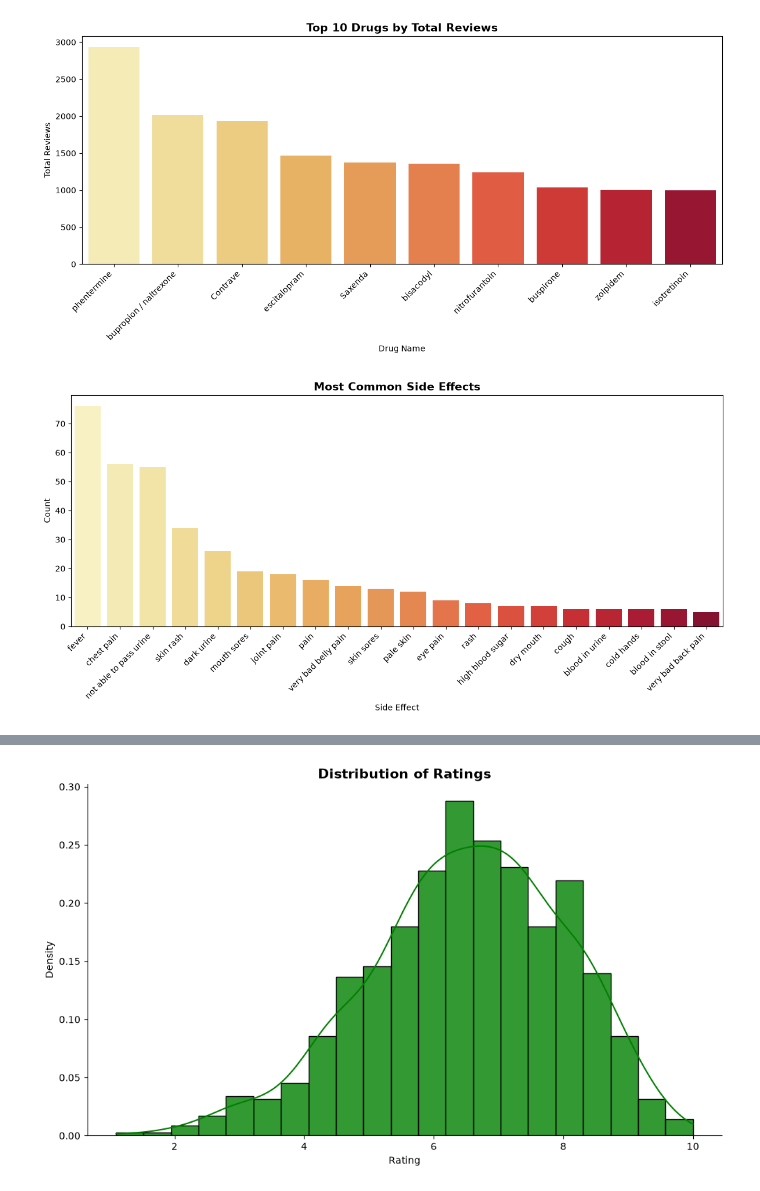
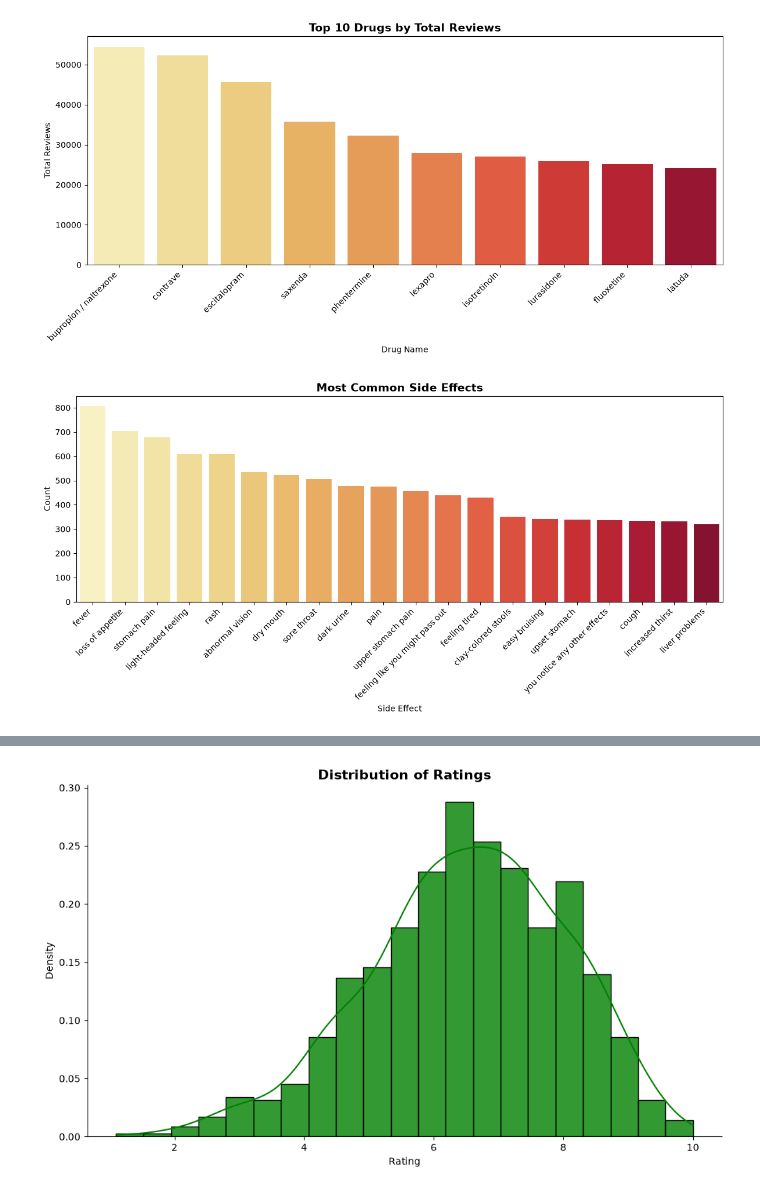
Before and after one commit to hlstrang/drugs_and_side_effects, a Jupyter notebook: workbook.ipynb, the cells around one changed output, grey strips where cells are left out. Saved outputs shown, nothing was run; the diff lists cells and outputs as text; code cells hidden in the pictures.

```diff
--- a/workbook.ipynb
+++ b/workbook.ipynb
@@ -777,0 +713,8 @@ Name: side_effects, dtype: str
+# %%
+bad_clusters = [0, 35, 44, 52, 70, 77, 93, 96, 105, 107, 108, 122]
+
+cluster_terms = cluster_df.loc[cluster_df["cluster"].isin(bad_clusters), "term"]
+
+long_se_2 = long_se_1[~long_se_1["side_effects"].isin(cluster_terms)].copy()
+terms_2 = long_se_2["side_effects"].drop_duplicates()
+print(len(terms_2))
@@ -777,0 +982,13 @@ Name: side_effects, dtype: str
+# %%
+# Explicit side effects found in downstream analysis to remove
+DOWNSTREAM_BAD_TERMS = {
+    "12y+ bivalent booster vaccine", "6m-4y vaccine", "6m-5y vaccine",
+    "6y-11y vaccine", "-containing medicines in past",
+    "a sulfonylurea or insulin", "benzyl alcohol can cause",
+    "benzyl alcohol toxicity", "no matter how mild", "thoughts or behavior",
+    "breathing that stops", "of a blood clot"
+}
+
+n_before = len(final)
+final = final[~final["side_effects"].isin(DOWNSTREAM_BAD_TERMS)].copy()
+print(f"Dropped {n_before - len(final)} rows via downstream bad-term list")
@@ -777,0 +1017,13 @@ Name: side_effects, dtype: str
+# %%
+# Dropping all instances of 'hives', 'difficulty breathing', and 'swelling in face' as the percentages suggest these are signs of allergic reactions present in the majority of drugs
+terms = {"hives", "difficulty breathing", "swelling in face"}
+final = final[~final["side_effects"].isin(terms)].copy()
+
+print(f"Total side effects represented: {len(final)}")
+print(f'Unique drugs represented: {final["drug_name"].nunique()}')
+print(f'Unique medical conditions treated: {final["medical_condition"].nunique()}')
+print(f"Unique side effects: {final['side_effects'].nunique()}")
+
+print(f"\nTop 10 most common side effects:")
+top_side_effects = final["side_effects"].value_counts().head(10)
+print(top_side_effects)
@@ -778,7 +1049,10 @@ Name: side_effects, dtype: str
+# %%
+# Finally, turning the M classified drugs into N, as I'm unsure what the M stands for
+final["csa"] = final["csa"].replace("M", "N")
 # %%
 ## Exploratory Data Analysis: Visualisations
 # Top Reviewed Drugs
-drug_reviews = df.groupby("drug_name")["no_of_reviews"].sum().reset_index()
+drug_reviews = final.groupby("drug_name")["no_of_reviews"].sum().reset_index()
 top_reviewed_drugs = drug_reviews.nlargest(10, "no_of_reviews")
 fig = create_vbar_plot(
     top_reviewed_drugs,
@@ -790,25 +1064,25 @@ fig = create_vbar_plot(
 )
 plt.show()
 # %% [output]
-[figure, old version]
+[figure, new version]
 # %%
 # Most common side effects
 top_side_effects = (
-    long_se["side_effects"]
+    final["side_effects"]
     .value_counts()
     .head(20)
     .reset_index(name="count")
 )
 top_side_effects.columns = ["side_effects", "count"]
 
 fig = create_vbar_plot(
     top_side_effects,
     x_col="side_effects",
     y_col="count",
     title="Most Common Side Effects",
     x_label="Side Effect",
     y_label="Count"
 )
 plt.show()
 # %% [output]
-[figure, old version]
+[figure, new version]
```
Also changed, not shown: parts of 36 cells of this notebook, 2 other files.
